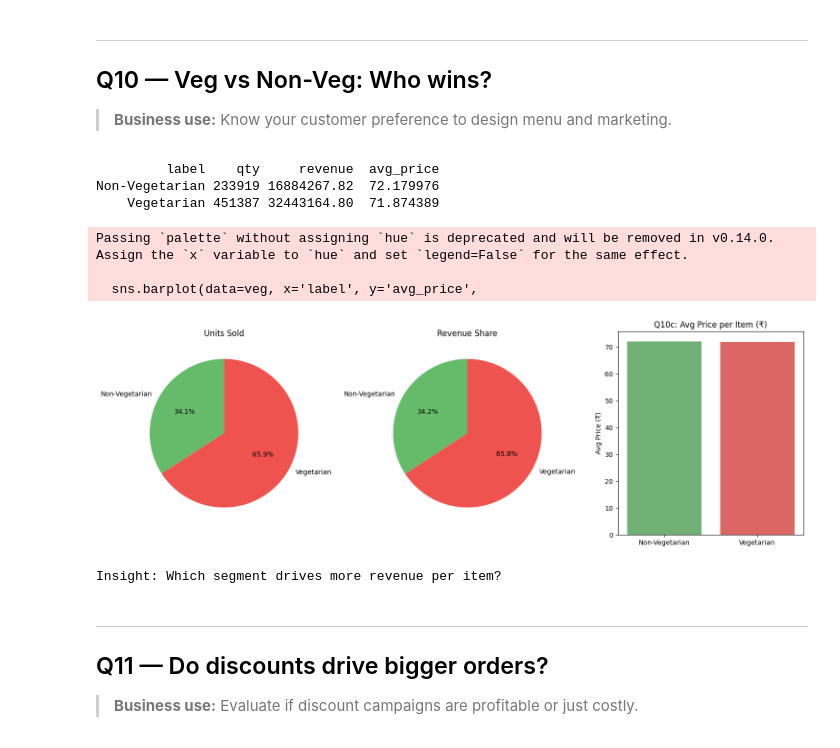
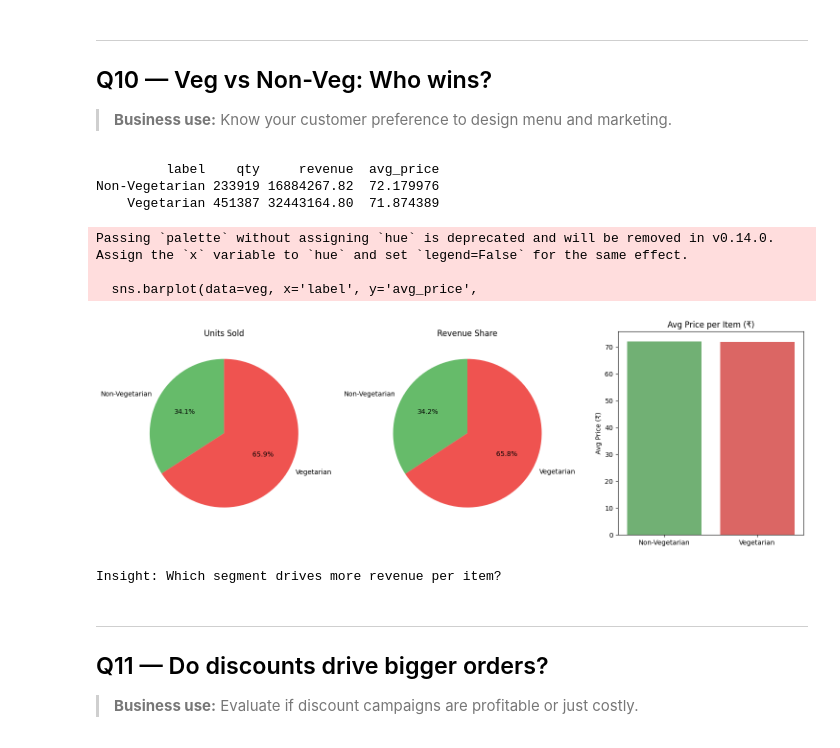
Before and after one commit to Ziyan-spec/College-Project, a Jupyter notebook: Food_Delivery_Analysis.ipynb, the cells around one changed output. Saved outputs shown, nothing was run; the diff lists cells and outputs as text; code cells hidden in the pictures.

```diff
--- a/Food_Delivery_Analysis.ipynb
+++ b/Food_Delivery_Analysis.ipynb
@@ -831,35 +831,35 @@ veg = items_menu.groupby('is_veg').agg(
 ).reset_index()
 veg['label']     = veg['is_veg'].map({'Y': 'Vegetarian', 'N': 'Non-Vegetarian'})
 veg['avg_price'] = veg['revenue'] / veg['qty']
 print(veg[['label','qty','revenue','avg_price']].to_string(index=False))
 
 fig, axes = plt.subplots(1, 3, figsize=(15, 5))
 
 axes[0].pie(veg['qty'], labels=veg['label'], autopct='%1.1f%%',
             colors=['#66BB6A','#EF5350'], startangle=90)
 axes[0].set_title('Units Sold')
 
 axes[1].pie(veg['revenue'], labels=veg['label'], autopct='%1.1f%%',
             colors=['#66BB6A','#EF5350'], startangle=90)
 axes[1].set_title('Revenue Share')
 
 sns.barplot(data=veg, x='label', y='avg_price',
             palette=['#66BB6A','#EF5350'], ax=axes[2])
-axes[2].set_title('Q10c: Avg Price per Item (₹)')
+axes[2].set_title('Avg Price per Item (₹)')
 axes[2].set_xlabel(''); axes[2].set_ylabel('Avg Price (₹)')
 
 plt.tight_layout()
 plt.savefig('q10_veg.png', dpi=120, bbox_inches='tight')
 plt.show()
 print('\nInsight: Which segment drives more revenue per item?')
 # %% [output]
          label    qty     revenue  avg_price
 Non-Vegetarian 233919 16884267.82  72.179976
     Vegetarian 451387 32443164.80  71.874389
 Passing `palette` without assigning `hue` is deprecated and will be removed in v0.14.0. Assign the `x` variable to `hue` and set `legend=False` for the same effect.
 
   sns.barplot(data=veg, x='label', y='avg_price',
-[figure, old version]
+[figure, new version]
 Insight: Which segment drives more revenue per item?
 # %% [markdown]
 ---
```
Also changed, not shown: parts of 1 cell of this notebook.
